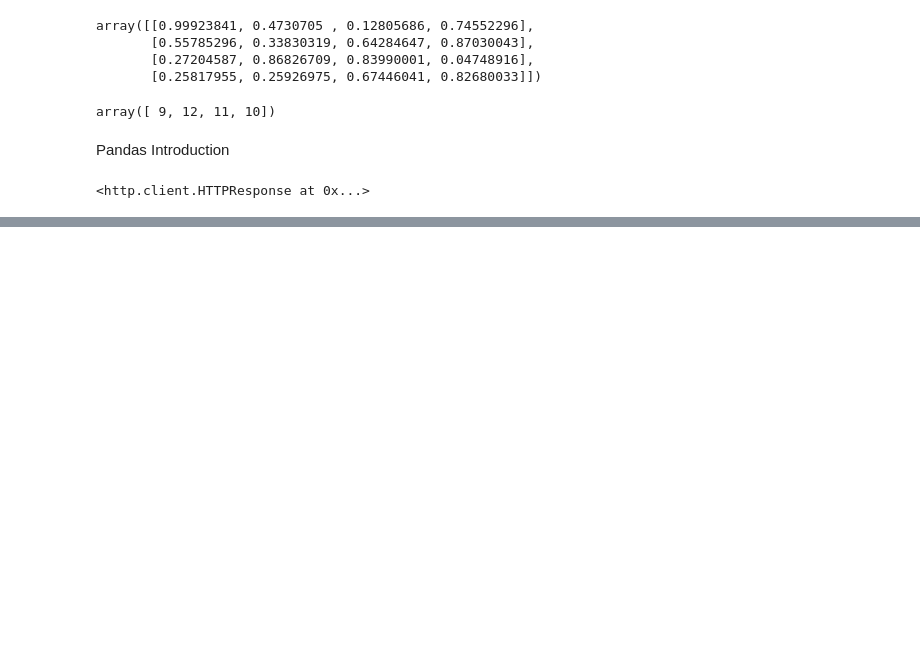
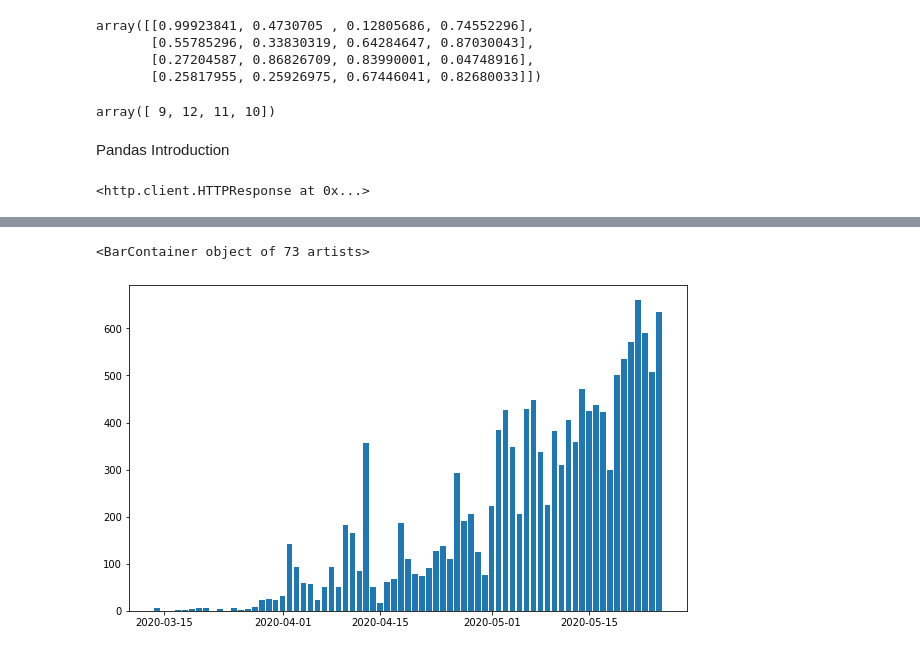
Before and after one commit to brainmentorspvtltd/ML_OnlineFDP, a Jupyter notebook: DataAnalysis.ipynb, the cells around one changed output, grey strips where cells are left out. Cells and saved outputs as stored; diff of their text form; code cells hidden in the pictures; blank space fills up the shorter version.

```diff
--- a/DataAnalysis.ipynb
+++ b/DataAnalysis.ipynb
@@ -94,0 +260,6 @@ json_data
+# %%
+plt.figure(figsize=(10,6))
+plt.bar(confirmed['date'],confirmed['dl'])
+# %% [output]
+<BarContainer object of 73 artists>
+[figure, added]
```
Also changed, not shown: parts of 30 cells of this notebook.
